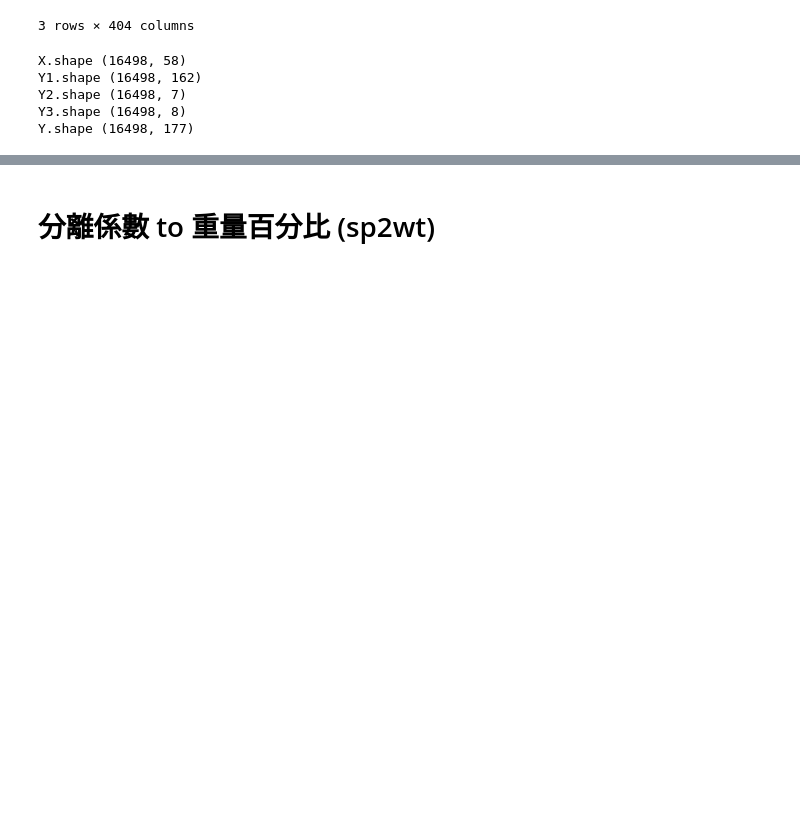
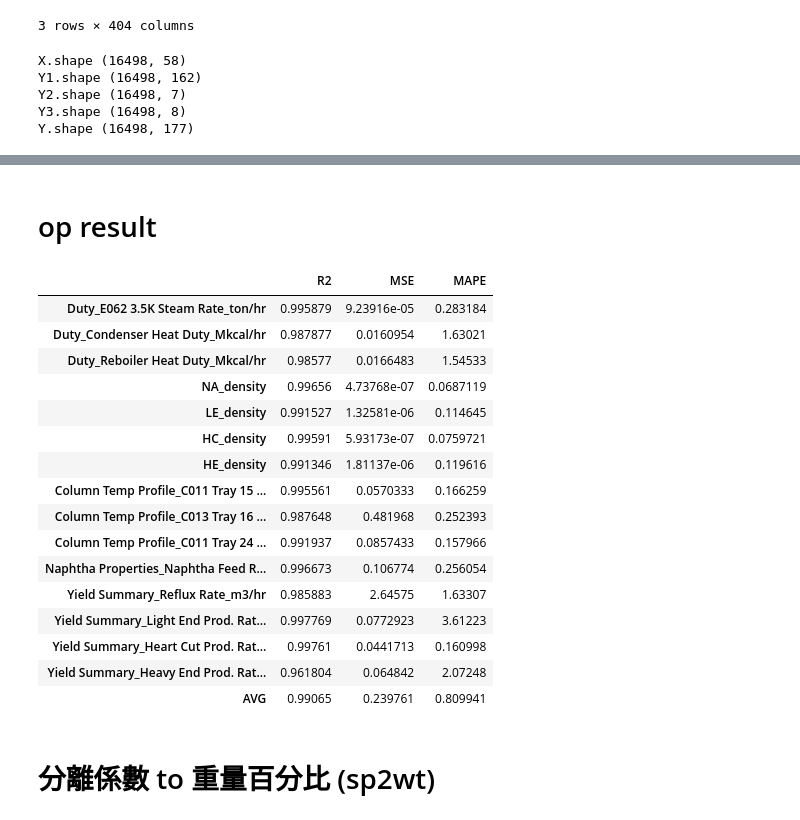
Before and after one commit to skywalker0803r/works, a Jupyter notebook: end_to_end(modelA＋B＋C)V3.ipynb, the cells around one changed output, grey strips where cells are left out. Saved outputs shown, nothing was run; the diff lists cells and outputs as text; code cells hidden in the pictures; blank space fills up the shorter version.

```diff
--- a/end_to_end(modelA＋B＋C)V3.ipynb
+++ b/end_to_end(modelA＋B＋C)V3.ipynb
@@ -103,0 +92,8 @@ res
+# %%
+x_test = model.data['X_test']
+sp_pred,op_pred = model.predict(x_test).iloc[:,:162],model.predict(x_test).iloc[:,162:] # predict sp op
+
+normalize_idx_list = [ [i,i+54,i+54*2] for i in range(54)]
+for idx in tqdm(normalize_idx_list):
+  assert np.allclose(sp_pred.iloc[:,idx].sum(axis=1),1) # check massblance
+print('pass')
@@ -104,2 +122,26 @@ res
+# %% [markdown]
+# op result
+# %%
+op_real = model.data['Y_test'].loc[op_pred.index,op_pred.columns]
+res = model.show_metrics(op_real,op_pred,e=0.02)
+res
+# %% [output]
+|  | R2 | MSE | MAPE |
+| Duty_E062 3.5K Steam Rate_ton/hr | 0.995879 | 9.23916e-05 | 0.283184 |
+| Duty_Condenser Heat Duty_Mkcal/hr | 0.987877 | 0.0160954 | 1.63021 |
+| Duty_Reboiler Heat Duty_Mkcal/hr | 0.98577 | 0.0166483 | 1.54533 |
+| NA_density | 0.99656 | 4.73768e-07 | 0.0687119 |
+| LE_density | 0.991527 | 1.32581e-06 | 0.114645 |
+| HC_density | 0.99591 | 5.93173e-07 | 0.0759721 |
+| HE_density | 0.991346 | 1.81137e-06 | 0.119616 |
+| Column Temp Profile_C011 Tray 15 ... | 0.995561 | 0.0570333 | 0.166259 |
+| Column Temp Profile_C013 Tray 16 ... | 0.987648 | 0.481968 | 0.252393 |
+| Column Temp Profile_C011 Tray 24 ... | 0.991937 | 0.0857433 | 0.157966 |
+| Naphtha Properties_Naphtha Feed R... | 0.996673 | 0.106774 | 0.256054 |
+| Yield Summary_Reflux Rate_m3/hr | 0.985883 | 2.64575 | 1.63307 |
+| Yield Summary_Light End Prod. Rat... | 0.997769 | 0.0772923 | 3.61223 |
+| Yield Summary_Heart Cut Prod. Rat... | 0.99761 | 0.0441713 | 0.160998 |
+| Yield Summary_Heavy End Prod. Rat... | 0.961804 | 0.064842 | 2.07248 |
+| AVG | 0.99065 | 0.239761 | 0.809941 |
 # %% [markdown]
 # 分離係數 to 重量百分比 (sp2wt)
```
Also changed, not shown: parts of 13 cells of this notebook.
